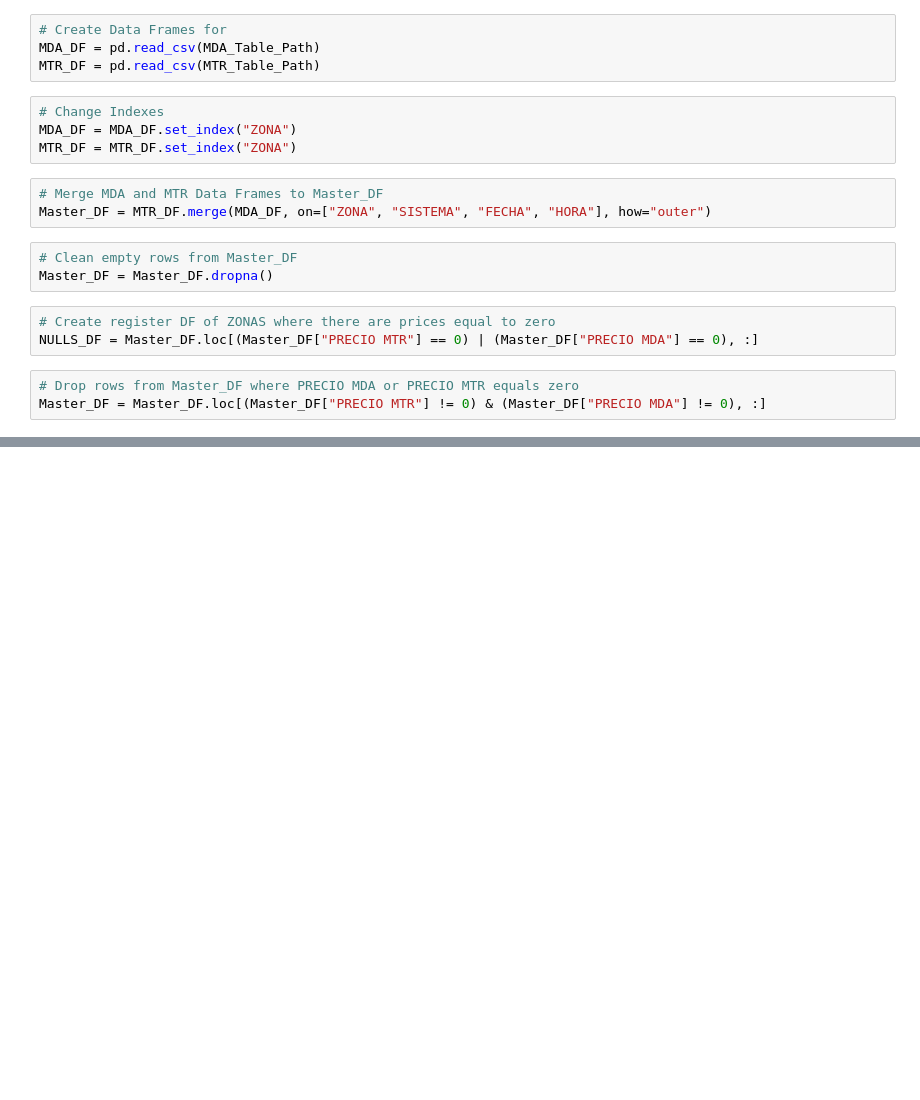
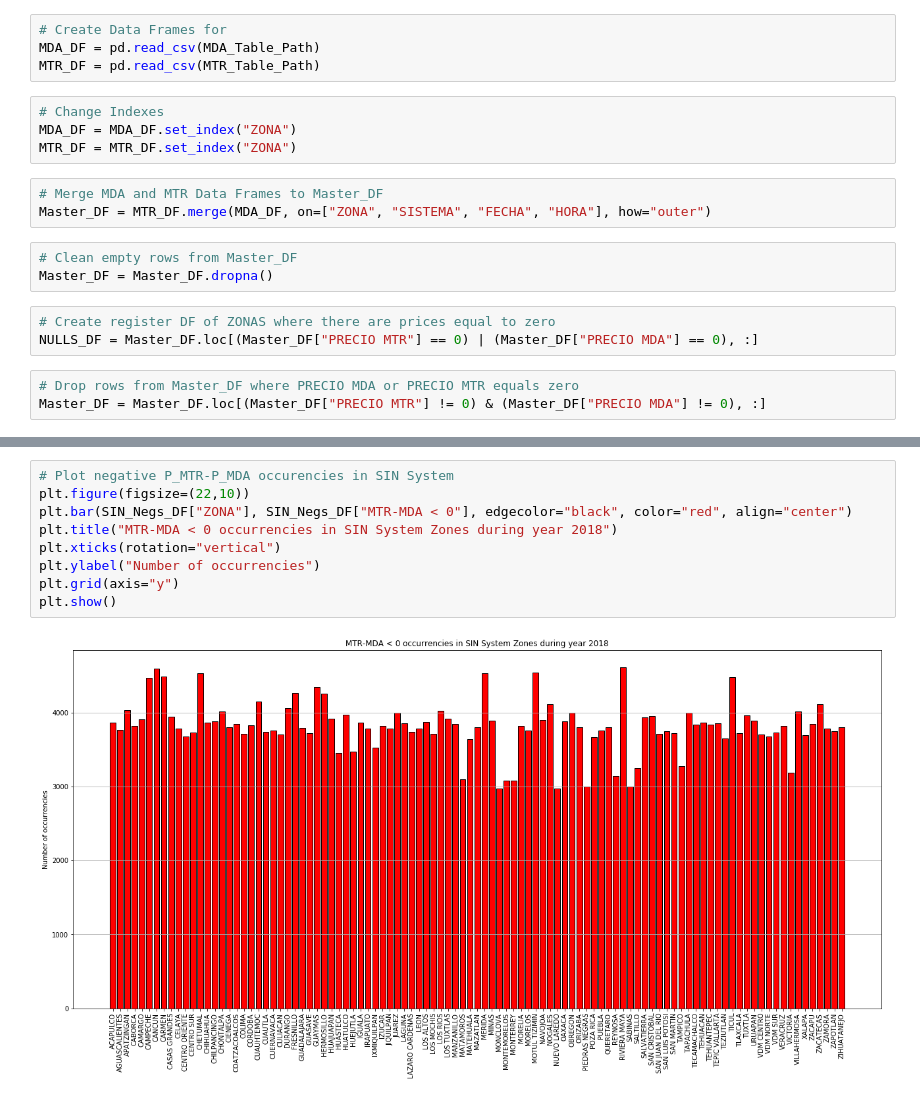
Before and after one commit to MarianaJMtz/CENACE_Prices_Analysis, a Jupyter notebook: MReyes_A1.ipynb, the cells around one changed output, grey strips where cells are left out. Drawn from its saved outputs; the diff is of its cells as text; blank space fills up the shorter version.

```diff
--- a/MReyes_A1.ipynb
+++ b/MReyes_A1.ipynb
@@ -48,0 +78,11 @@ See the caveats in the documentation: http://pandas.pydata.org/pandas-docs/stabl
+# %%
+# Plot negative P_MTR-P_MDA occurencies in SIN System
+plt.figure(figsize=(22,10))
+plt.bar(SIN_Negs_DF["ZONA"], SIN_Negs_DF["MTR-MDA < 0"], edgecolor="black", color="red", align="center")
+plt.title("MTR-MDA < 0 occurrencies in SIN System Zones during year 2018")
+plt.xticks(rotation="vertical")
+plt.ylabel("Number of occurrencies")
+plt.grid(axis="y")
+plt.show()
+# %% [output]
+[figure, added]
```
Also changed, not shown: parts of 9 cells of this notebook.
